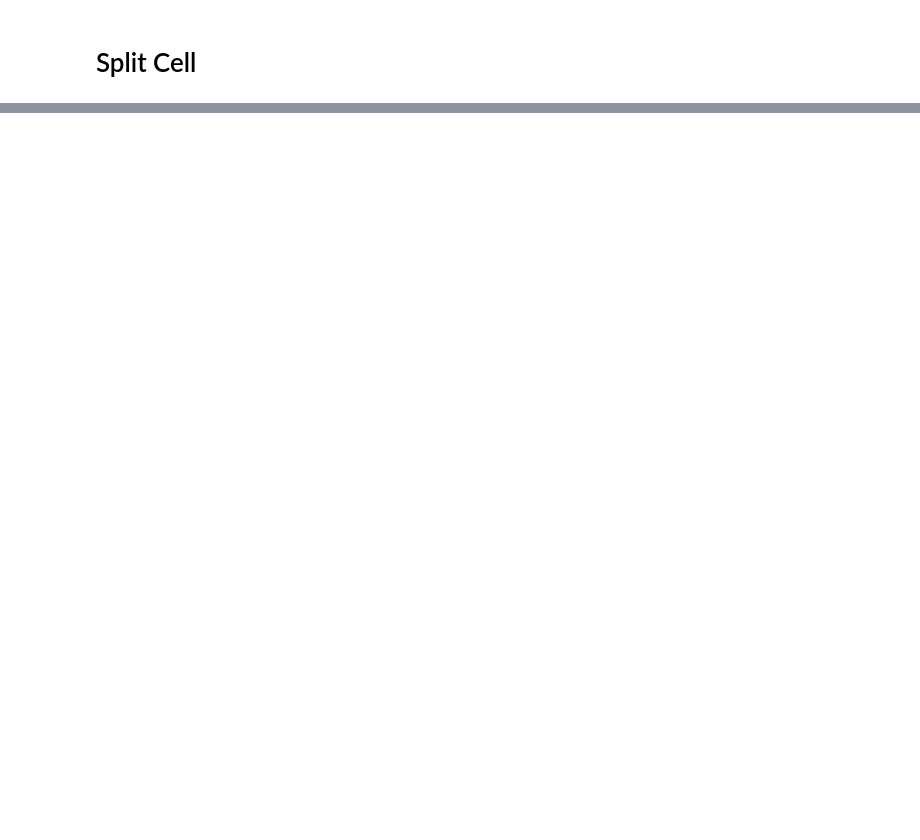
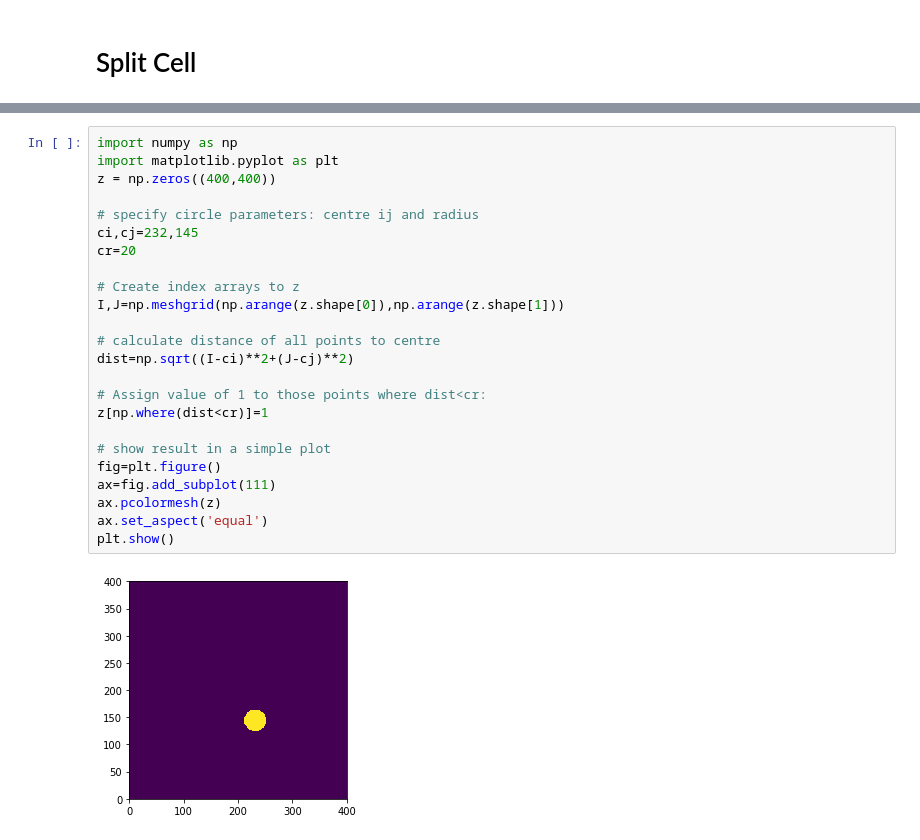
Before and after one commit to DDDog-WANG/NDAcquisition, a Jupyter notebook: Segmentation/MaskRCNN_testonly.ipynb, the cells around one changed output, grey strips where cells are left out. Drawn from its saved outputs; the diff is of its cells as text; blank space fills up the shorter version.

```diff
--- a/Segmentation/MaskRCNN_testonly.ipynb
+++ b/Segmentation/MaskRCNN_testonly.ipynb
@@ -1077,0 +1023,26 @@ plt.show()
+# %%
+import numpy as np
+import matplotlib.pyplot as plt
+z = np.zeros((400,400))
+
+# specify circle parameters: centre ij and radius
+ci,cj=232,145
+cr=20
+
+# Create index arrays to z
+I,J=np.meshgrid(np.arange(z.shape[0]),np.arange(z.shape[1]))
+
+# calculate distance of all points to centre
+dist=np.sqrt((I-ci)**2+(J-cj)**2)
+
+# Assign value of 1 to those points where dist<cr:
+z[np.where(dist<cr)]=1
+
+# show result in a simple plot
+fig=plt.figure()
+ax=fig.add_subplot(111)
+ax.pcolormesh(z)
+ax.set_aspect('equal')
+plt.show()
+# %% [output]
+[figure, added]
```
Also changed, not shown: parts of 26 cells of this notebook.
